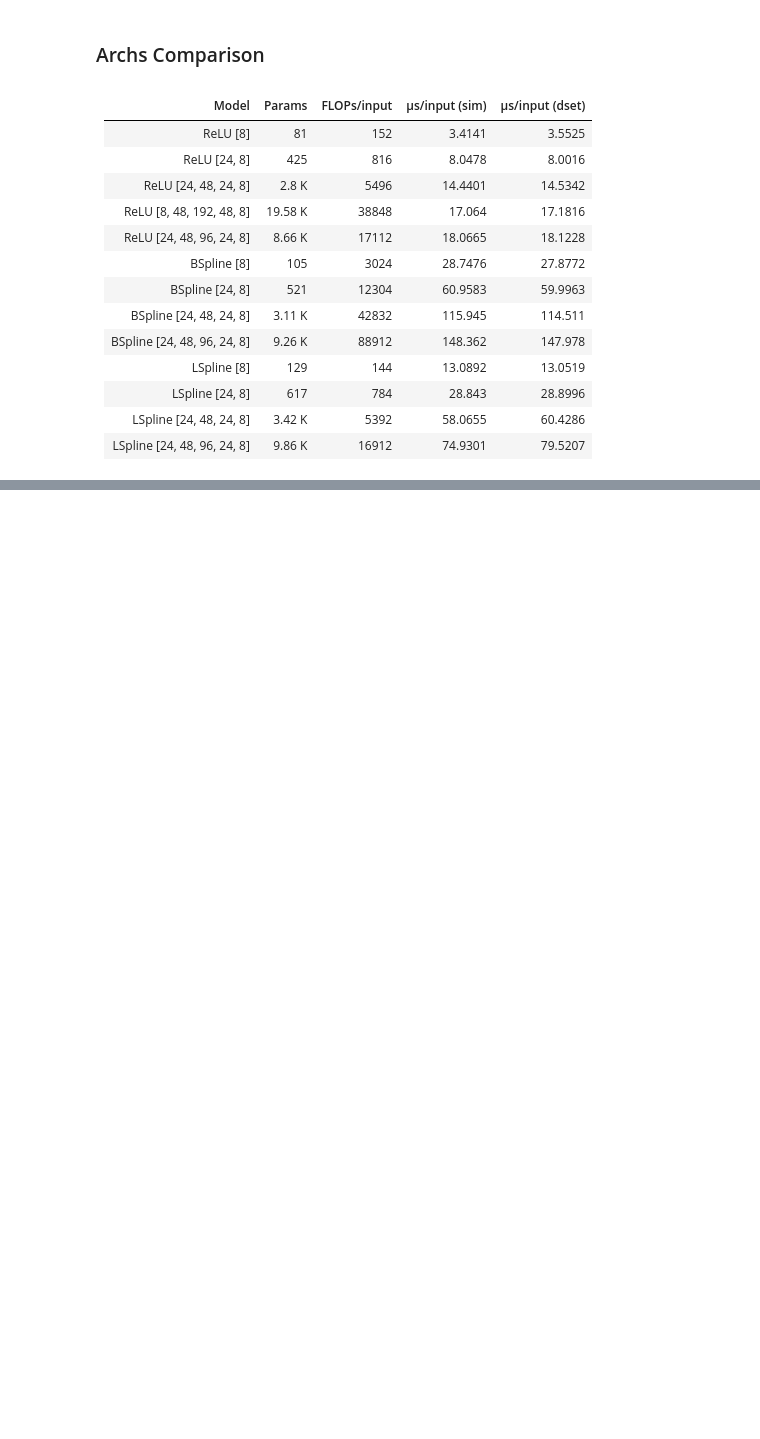
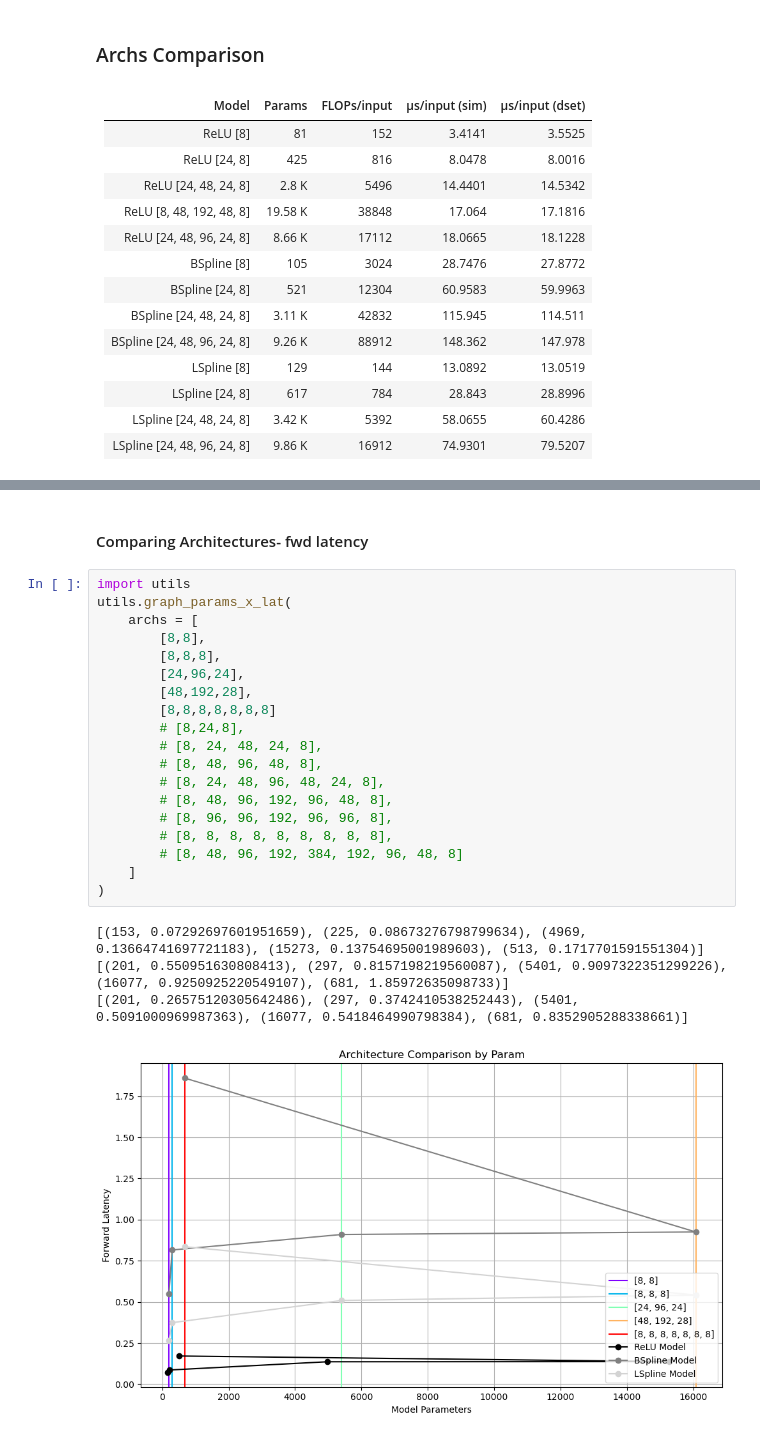
Before and after one commit to liam-hp/deepsplines-thesis, a Jupyter notebook: plot_data.ipynb, the cells around one changed output, grey strips where cells are left out. Saved outputs shown, nothing was run; the diff lists cells and outputs as text; blank space fills up the shorter version.

```diff
--- a/plot_data.ipynb
+++ b/plot_data.ipynb
@@ -159,0 +282,26 @@ utils.plot_multiple2(
+# %% [markdown]
+#### Comparing Architectures- fwd latency
+# %%
+import utils
+utils.graph_params_x_lat(
+    archs = [
+        [8,8],
+        [8,8,8],
+        [24,96,24],
+        [48,192,28],
+        [8,8,8,8,8,8,8]
+        # [8,24,8],
+        # [8, 24, 48, 24, 8],
+        # [8, 48, 96, 48, 8],
+        # [8, 24, 48, 96, 48, 24, 8],
+        # [8, 48, 96, 192, 96, 48, 8],
+        # [8, 96, 96, 192, 96, 96, 8],
+        # [8, 8, 8, 8, 8, 8, 8, 8, 8],
+        # [8, 48, 96, 192, 384, 192, 96, 48, 8]
+    ]
+)
+# %% [output]
+[(153, 0.07292697601951659), (225, 0.08673276798799634), (4969, 0.13664741697721183), (15273, 0.13754695001989603), (513, 0.1717701591551304)]
+[(201, 0.550951630808413), (297, 0.8157198219560087), (5401, 0.9097322351299226), (16077, 0.9250925220549107), (681, 1.85972635098733)]
+[(201, 0.26575120305642486), (297, 0.3742410538252443), (5401, 0.5091000969987363), (16077, 0.5418464990798384), (681, 0.8352905288338661)]
+[figure, added]
```
Also changed, not shown: parts of 13 cells of this notebook, 7 other files.
